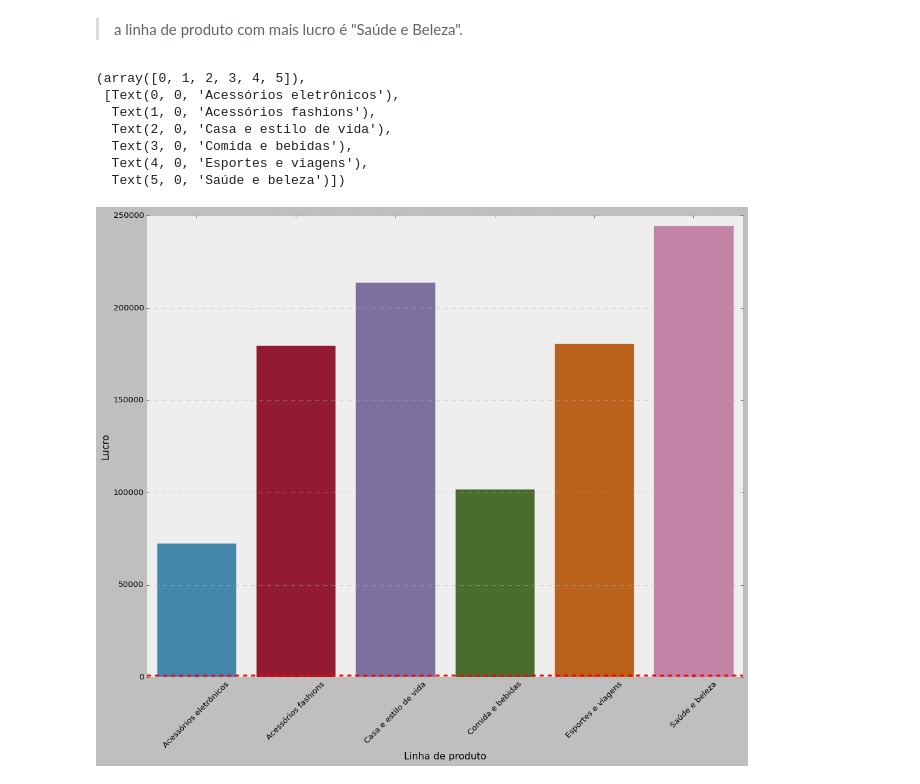
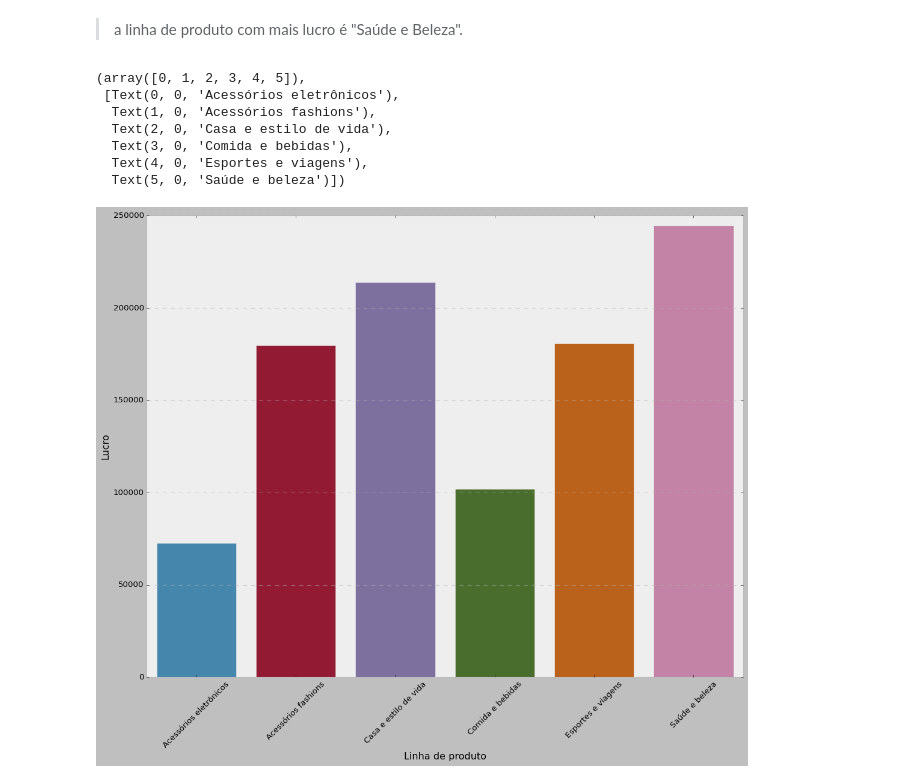
Before and after one commit to fdalvesco/Ciencia-e-Mineracao-de-Dados, a Jupyter notebook: Primeira_Analise_Dados.ipynb, the cells around one changed output. Saved outputs shown, nothing was run; the diff lists cells and outputs as text; code cells hidden in the pictures.

```diff
--- a/Primeira_Analise_Dados.ipynb
+++ b/Primeira_Analise_Dados.ipynb
@@ -657,14 +662,13 @@ agrupamento_linhaproduto_total = df.groupby('Linha de produto') ['Lucro'].sum().
 # %%
 fig, ax = plt.subplots(figsize=(16, 12))
 sns.barplot(x='Linha de produto', y='Lucro', data=agrupamento_linhaproduto_total, ax=ax)
-ax.axhline(y=np.nanmean(df.Lucro), color='red', linestyle='--', linewidth=3, label='Média')
-plt.xticks(rotation=45)
+plt.xticks(rotation = 45)
 # %% [output]
 (array([0, 1, 2, 3, 4, 5]),
  [Text(0, 0, 'Acessórios eletrônicos'),
   Text(1, 0, 'Acessórios fashions'),
   Text(2, 0, 'Casa e estilo de vida'),
   Text(3, 0, 'Comida e bebidas'),
   Text(4, 0, 'Esportes e viagens'),
   Text(5, 0, 'Saúde e beleza')])
-[figure, old version]
+[figure, new version]
```
Also changed, not shown: parts of 3 cells of this notebook.
